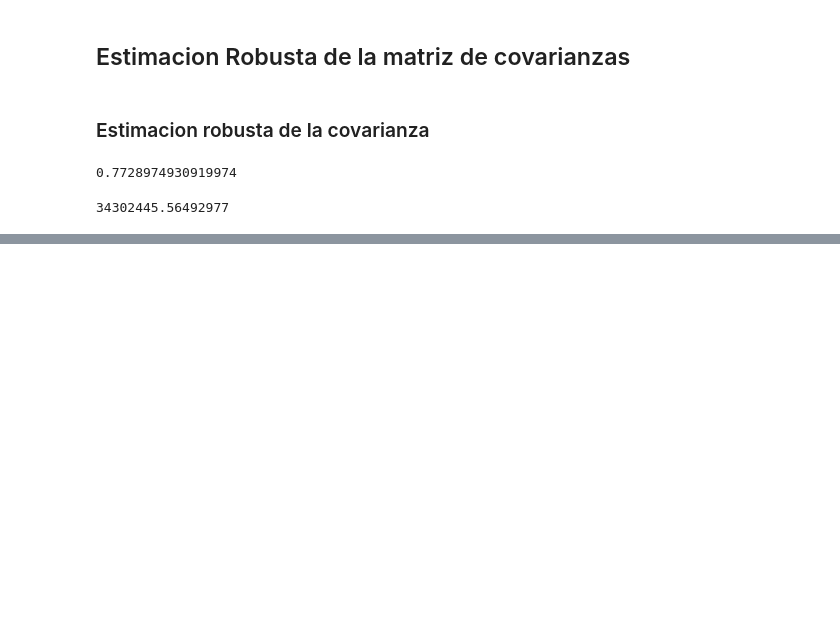
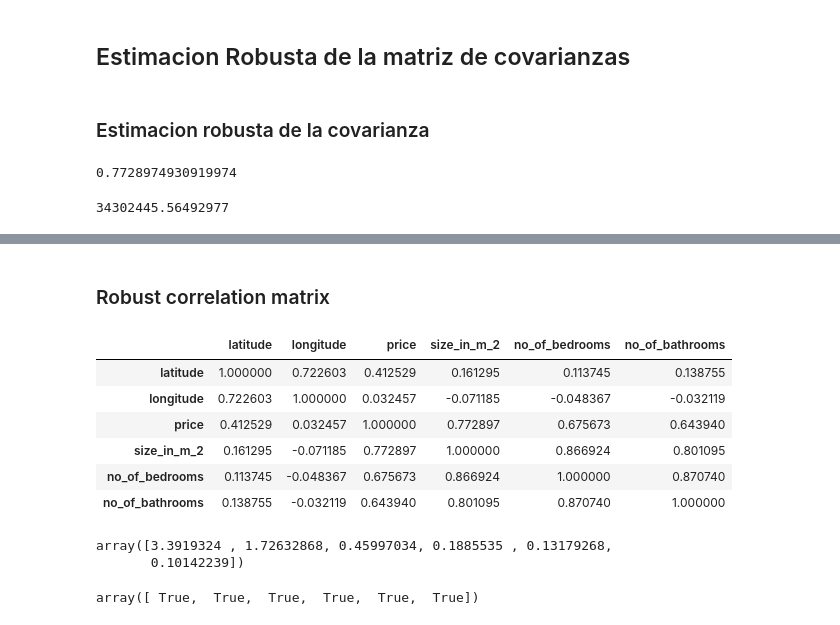
Before and after one commit to FabioScielzoOrtiz/Estadistica4all.github.io, a Jupyter notebook: Notebooks/Statistical Distances/Distancias Estadisticas (new).ipynb, the cells around one changed output, grey strips where cells are left out. Cells and saved outputs as stored; diff of their text form; code cells hidden in the pictures; blank space fills up the shorter version.

```diff
--- a/Notebooks/Statistical Distances/Distancias Estadisticas (new).ipynb
+++ b/Notebooks/Statistical Distances/Distancias Estadisticas (new).ipynb
@@ -2273,0 +2334,39 @@ def robust_covariance_matrix(Data, Method, alpha):
+# %% [markdown]
+### Robust correlation matrix
+# %%
+def robust_correlation_matrix(Data, Method, alpha):
+
+    p = len(Data.columns)
+
+    M =  np.empty((p , p))
+
+    for i in zip(Data.columns, range(0,p)) :
+
+        for j in zip(Data.columns, range(0,p)) :
+
+            M[i[1],j[1]] = robust_correlation(Variable_name_1=i[0], Variable_name_2=j[0], Data=Data, Method=Method, alpha=alpha)
+
+    M = pd.DataFrame(M, columns=Data.columns, index=Data.columns)
+
+    return M
+# %%
+robust_corr_matrix = robust_correlation_matrix(Data=Data_quant, Method='trimmed variance', alpha=0.1)
+# %%
+robust_corr_matrix
+# %% [output]
+|  | latitude | longitude | price | size_in_m_2 | no_of_bedrooms | no_of_bathrooms |
+| latitude | 1.000000 | 0.722603 | 0.412529 | 0.161295 | 0.113745 | 0.138755 |
+| longitude | 0.722603 | 1.000000 | 0.032457 | -0.071185 | -0.048367 | -0.032119 |
+| price | 0.412529 | 0.032457 | 1.000000 | 0.772897 | 0.675673 | 0.643940 |
+| size_in_m_2 | 0.161295 | -0.071185 | 0.772897 | 1.000000 | 0.866924 | 0.801095 |
+| no_of_bedrooms | 0.113745 | -0.048367 | 0.675673 | 0.866924 | 1.000000 | 0.870740 |
+| no_of_bathrooms | 0.138755 | -0.032119 | 0.643940 | 0.801095 | 0.870740 | 1.000000 |
+# %%
+np.linalg.eigvals(robust_corr_matrix)
+# %% [output]
+array([3.3919324 , 1.72632868, 0.45997034, 0.1885535 , 0.13179268,
+       0.10142239])
+# %%
+np.linalg.eigvals(robust_corr_matrix) > 0
+# %% [output]
+array([ True,  True,  True,  True,  True,  True])
```
Also changed, not shown: parts of 17 cells of this notebook.
